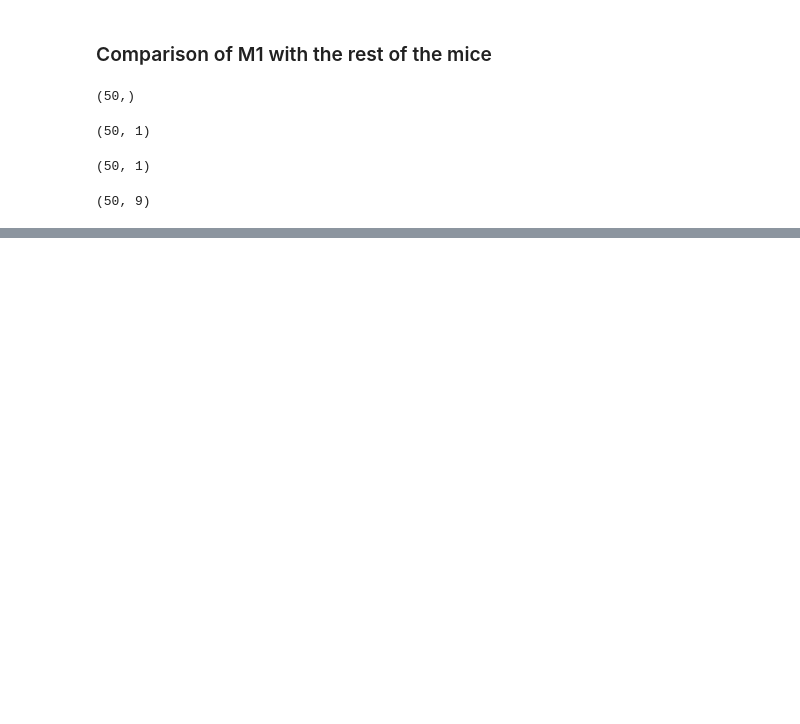
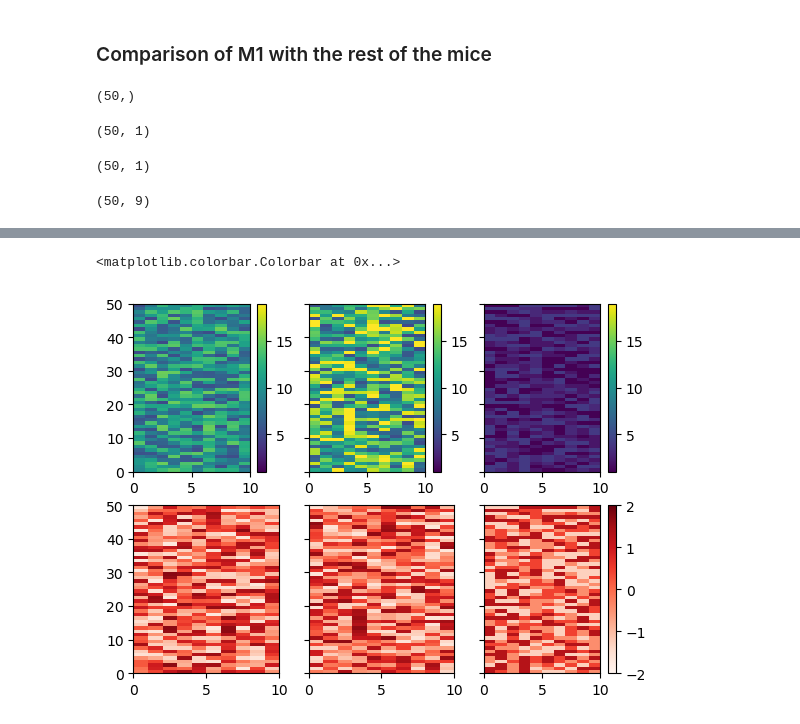
Before and after one commit to andreall/dicca__python_course, a Jupyter notebook: 00_exercise.ipynb, the cells around one changed output, grey strips where cells are left out. Cells and saved outputs as stored; diff of their text form; code cells hidden in the pictures; blank space fills up the shorter version.

```diff
--- a/00_exercise.ipynb
+++ b/00_exercise.ipynb
@@ -86,0 +72,15 @@ array([[1.0732668 , 2.70201502, 1.73878137, 2.13791584, 2.90025936,
+# %%
+fig, axs = plt.subplots(2, 3, sharey='row')
+
+# raw data
+for ii, var in enumerate([weight, size, speed]):
+    p = axs[0, ii].pcolormesh(var, vmin=1, vmax=19)
+    plt.colorbar(p)
+
+# normalized data
+for ii, var in enumerate([weight_normed, size_normed, speed_normed]):
+    p = axs[1, ii].pcolormesh(var, cmap='Reds', vmin=-2, vmax=2)
+plt.colorbar(p)
+# %% [output]
+<matplotlib.colorbar.Colorbar at 0x...>
+[figure, added]
```
Also changed, not shown: parts of 4 cells of this notebook, 1 other file.
